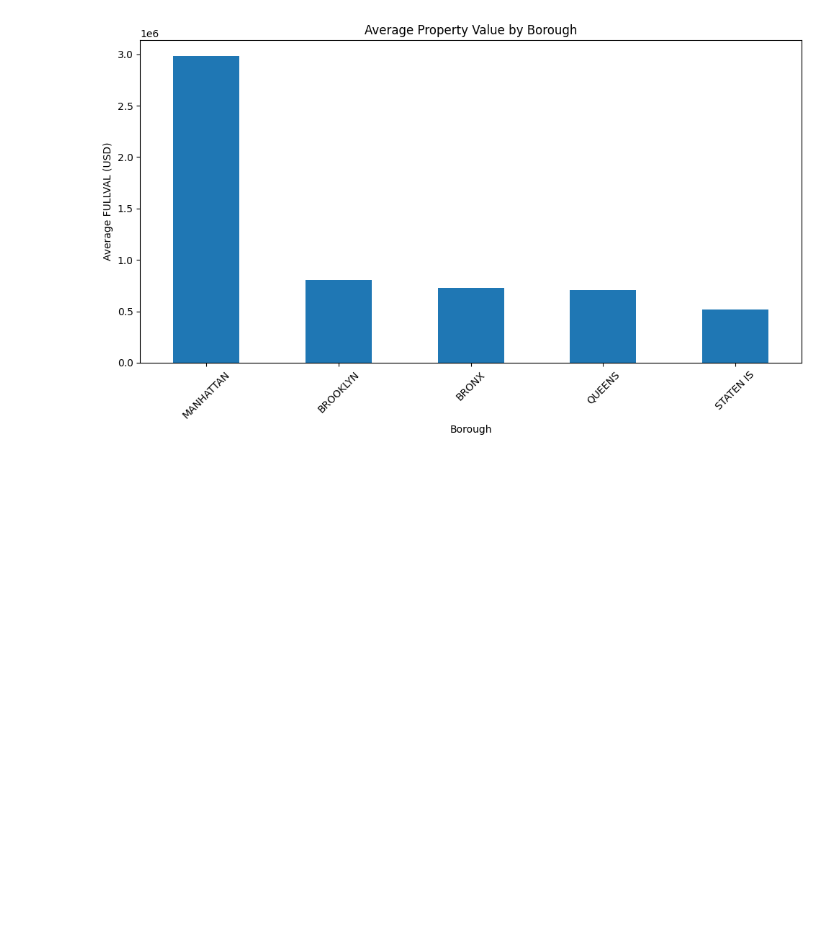
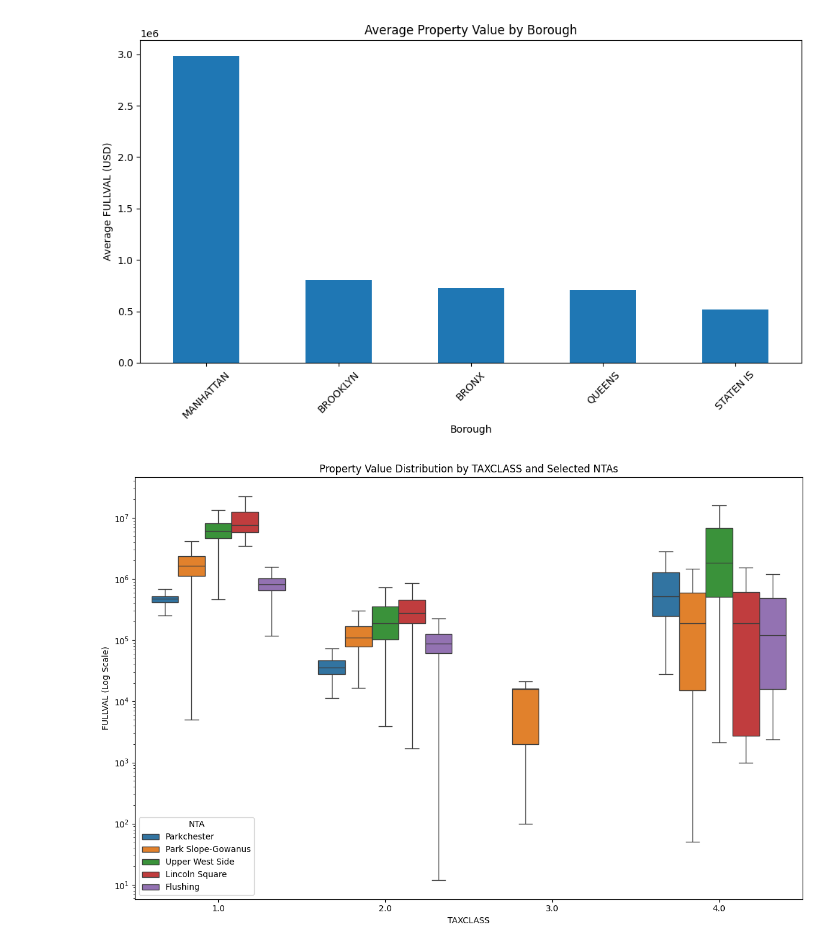
Before and after one commit to z-ferg/UrbanComputing_Final, a Jupyter notebook: src/analysis/evaluate.ipynb, the cells around one changed output. Saved outputs shown, nothing was run; the diff lists cells and outputs as text; code cells hidden in the pictures; blank space fills up the shorter version.

Commit message:
add some figures

```diff
--- a/src/analysis/evaluate.ipynb
+++ b/src/analysis/evaluate.ipynb
@@ -324,3 +324,19 @@ plt.savefig('fig4_value_by_borough.png', dpi=300)
 plt.show()
 # %% [output]
 [figure]
+# %%
+# Boxplots Stratified by TAXCLASS and NTA
+
+top_ntas_list = ['Parkchester', 'Lincoln Square', 'Park Slope-Gowanus', 'Flushing', 'Upper West Side']  # From importances
+plot_df = df[df['NTA'].isin(top_ntas_list + ['Other'])].sample(n=200000)
+
+plt.figure(figsize=(12, 8))
+sns.boxplot(data=plot_df, x='TAXCLASS', y='FULLVAL', hue='NTA', showfliers=False)  # No outliers for clarity
+plt.yscale('log')  # Log for value range
+plt.ylabel('FULLVAL (Log Scale)')
+plt.title('Property Value Distribution by TAXCLASS and Selected NTAs')
+plt.tight_layout()
+plt.savefig('fig_boxplots_taxclass_nta.png', dpi=300)
+plt.show()
+# %% [output]
+[figure, added]
```
Also changed, not shown: parts of 2 cells of this notebook, 5 other files.
